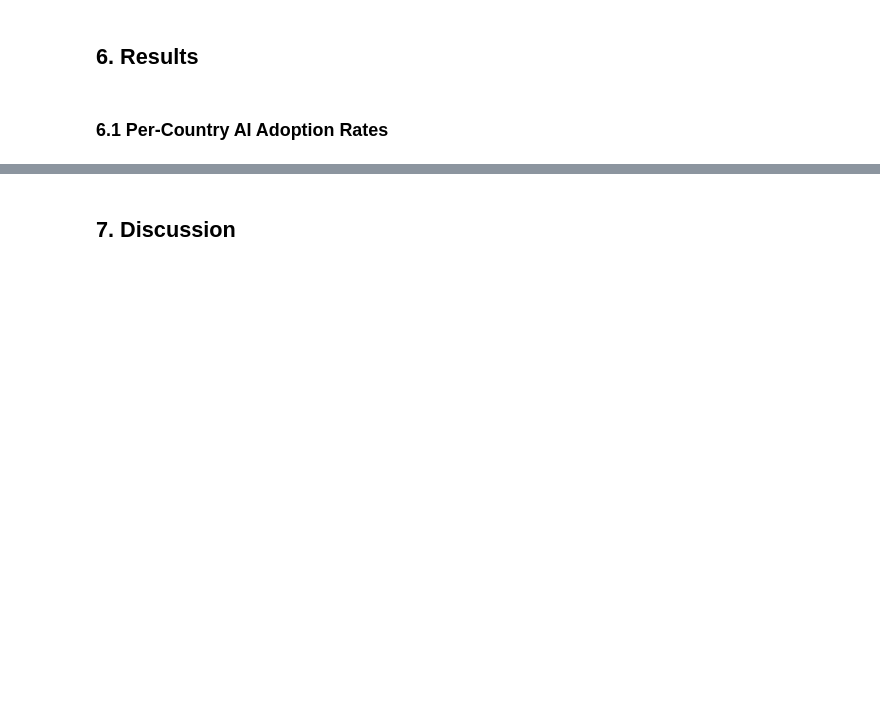
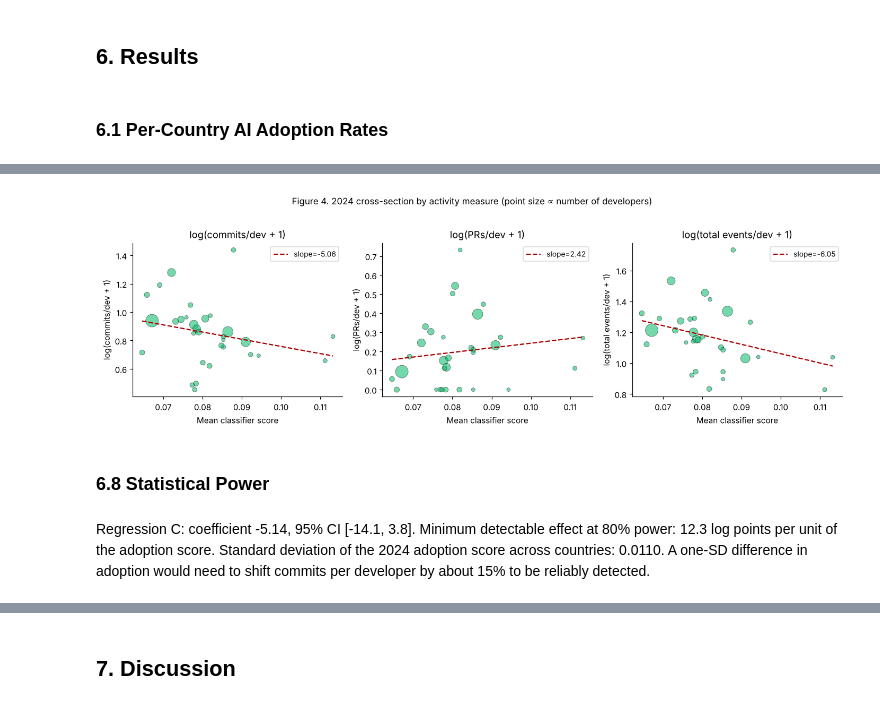
Before and after one commit to AndreasThinks/AndreasThinks.me, a Jupyter notebook: papers/ai-productivity/index.ipynb, the cells around one changed output, grey strips where cells are left out. Drawn from its saved outputs; the diff is of its cells as text; code cells hidden in the pictures; blank space fills up the shorter version.

```diff
--- a/papers/ai-productivity/index.ipynb
+++ b/papers/ai-productivity/index.ipynb
@@ -1037,0 +918,17 @@ plt.show()
+# %%
+ai_hc = df[(df.label == 1) & (df.marker_confidence == 'high')]
+rob_rows = []
+for label, pre_col, post_col, delta_col in metrics:
+    subset_hc = pd.concat([
+        ai_hc[[delta_col, pre_col, 'label']],
+        ctrl[[delta_col, pre_col, 'label']]
+    ]).dropna().rename(columns={delta_col: 'y', pre_col: 'pre_val', 'label': 'treatment'})
+    mod = smf.ols('y ~ treatment + pre_val', data=subset_hc).fit(cov_type='HC3')
+    rob_rows.append({'Outcome': label, 'N treated': int((subset_hc.treatment == 1).sum()),
+                     'Coef': f"{mod.params['treatment']:.3f}", 'SE': f"{mod.bse['treatment']:.3f}",
+                     'p': fmt_p(mod.pvalues['treatment'])})
+show_table(
+    f"Table 8. Commit behaviour, high-confidence adopters only ({len(ai_hc)} treated, {len(ctrl)} controls)",
+    pd.DataFrame(rob_rows),
+    align=["left", "right", "right", "right", "right"]
+)
@@ -1037,0 +1364,44 @@ plt.show()
+# %%
+cross24_full = py_mean[py_mean["year"]==2024].dropna(subset=["pct_ai_users","log_commits","log_prs","log_events"]).copy()
+
+fig, axes = plt.subplots(1, 3, figsize=(13, 4), sharey=False)
+
+for ax, dv, label in zip(
+    axes,
+    ["log_commits", "log_prs", "log_events"],
+    ["log(commits/dev + 1)", "log(PRs/dev + 1)", "log(total events/dev + 1)"]
+):
+    ax.scatter(cross24_full["pct_ai_users"], cross24_full[dv],
+               s=cross24_full["n_developers"]*4, alpha=0.55,
+               color="#0b6", edgecolor="black", linewidth=0.5)
+    # Linear fit
+    z = np.polyfit(cross24_full["pct_ai_users"], cross24_full[dv], 1)
+    xs = np.linspace(cross24_full["pct_ai_users"].min(), cross24_full["pct_ai_users"].max(), 50)
+    ax.plot(xs, np.poly1d(z)(xs), color="#a00", linewidth=1.5, linestyle="--", label=f"slope={z[0]:.2f}")
+    ax.set_xlabel("Mean classifier score")
+    ax.set_ylabel(label)
+    ax.set_title(label)
+    ax.legend(loc="best", fontsize=9)
+
+plt.suptitle("Figure 4. 2024 cross-section by activity measure (point size ∝ number of developers)",
+             fontsize=11, y=1.02)
+plt.tight_layout()
+plt.show()
+# %% [output]
+[figure, added]
+# %% [markdown]
+### 6.8 Statistical Power
+# %%
+ci_lo, ci_hi = res_c.conf_int().loc["pct_ai_users"]
+se_c = float(res_c.std_errors["pct_ai_users"])
+mde = 2.8 * se_c  # 80% power, two-sided 5% test
+sd_iv = cross24["pct_ai_users"].std()
+mde_pct = np.expm1(mde * sd_iv)
+display(Markdown(
+    f"Regression C: coefficient {res_c.params['pct_ai_users']:.2f}, 95% CI [{ci_lo:.1f}, {ci_hi:.1f}]. "
+    f"Minimum detectable effect at 80% power: {mde:.1f} log points per unit of the adoption score. "
+    f"Standard deviation of the 2024 adoption score across countries: {sd_iv:.4f}. "
+    f"A one-SD difference in adoption would need to shift commits per developer by about {mde_pct:.0%} to be reliably detected."
+))
+# %% [output]
+Regression C: coefficient -5.14, 95% CI [-14.1, 3.8]. Minimum detectable effect at 80% power: 12.3 log points per unit of the adoption score. Standard deviation of the 2024 adoption score across countries: 0.0110. A one-SD difference in adoption would need to shift commits per developer by about 15% to be reliably detected.
```
Also changed, not shown: parts of 70 cells of this notebook, 3 other files.
